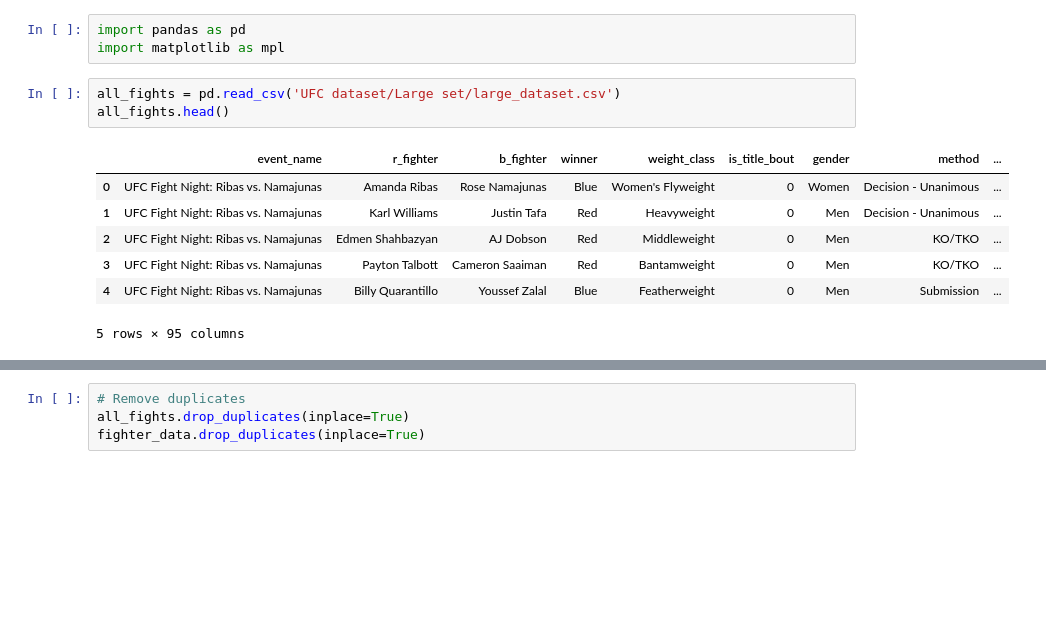
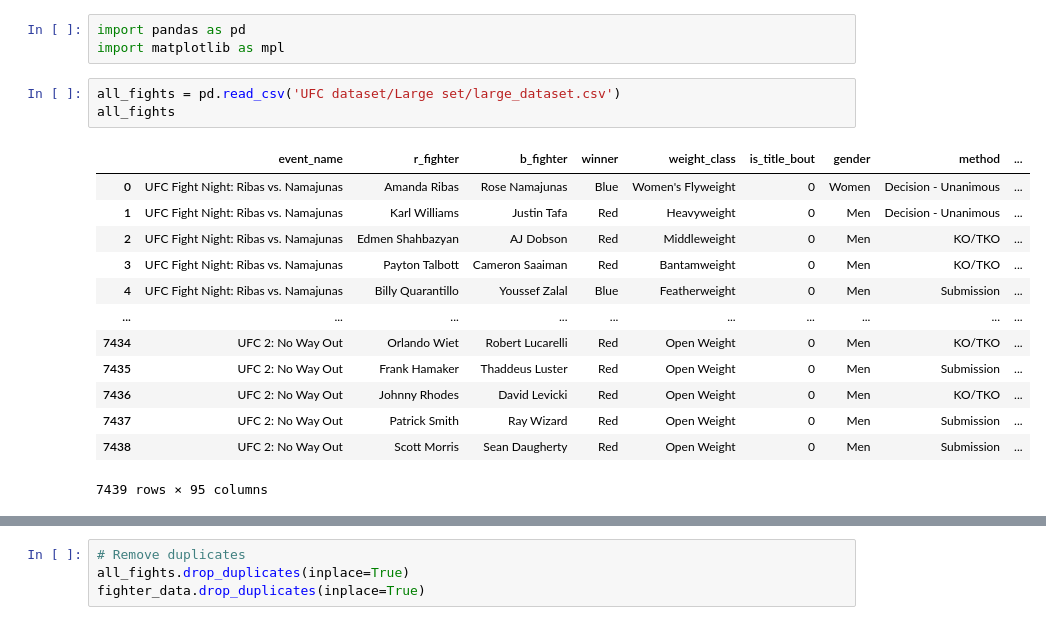
Before and after one commit to jmanlang/ufc-data-analysis, a Jupyter notebook: analysis.ipynb, the cells around one changed output, grey strips where cells are left out. Saved outputs shown, nothing was run; the diff lists cells and outputs as text; blank space fills up the shorter version.

```diff
--- a/analysis.ipynb
+++ b/analysis.ipynb
@@ -5,14 +5,20 @@ import pandas as pd
 import matplotlib as mpl
 # %%
 all_fights = pd.read_csv('UFC dataset/Large set/large_dataset.csv')
-all_fights.head()
+all_fights
 # %% [output]
 |  | event_name | r_fighter | b_fighter | winner | weight_class | is_title_bout | gender | method | ... |
 | 0 | UFC Fight Night: Ribas vs. Namajunas | Amanda Ribas | Rose Namajunas | Blue | Women's Flyweight | 0 | Women | Decision - Unanimous | ... |
 | 1 | UFC Fight Night: Ribas vs. Namajunas | Karl Williams | Justin Tafa | Red | Heavyweight | 0 | Men | Decision - Unanimous | ... |
 | 2 | UFC Fight Night: Ribas vs. Namajunas | Edmen Shahbazyan | AJ Dobson | Red | Middleweight | 0 | Men | KO/TKO | ... |
 | 3 | UFC Fight Night: Ribas vs. Namajunas | Payton Talbott | Cameron Saaiman | Red | Bantamweight | 0 | Men | KO/TKO | ... |
 | 4 | UFC Fight Night: Ribas vs. Namajunas | Billy Quarantillo | Youssef Zalal | Blue | Featherweight | 0 | Men | Submission | ... |
+| ... | ... | ... | ... | ... | ... | ... | ... | ... | ... |
+| 7434 | UFC 2: No Way Out | Orlando Wiet | Robert Lucarelli | Red | Open Weight | 0 | Men | KO/TKO | ... |
+| 7435 | UFC 2: No Way Out | Frank Hamaker | Thaddeus Luster | Red | Open Weight | 0 | Men | Submission | ... |
+| 7436 | UFC 2: No Way Out | Johnny Rhodes | David Levicki | Red | Open Weight | 0 | Men | KO/TKO | ... |
+| 7437 | UFC 2: No Way Out | Patrick Smith | Ray Wizard | Red | Open Weight | 0 | Men | Submission | ... |
+| 7438 | UFC 2: No Way Out | Scott Morris | Sean Daugherty | Red | Open Weight | 0 | Men | Submission | ... |
-5 rows × 95 columns
+7439 rows × 95 columns
 # %%
 fighter_data = pd.read_csv('UFC dataset/Fighter stats/fighter_stats.csv')
```
Also changed, not shown: parts of 8 cells of this notebook.
